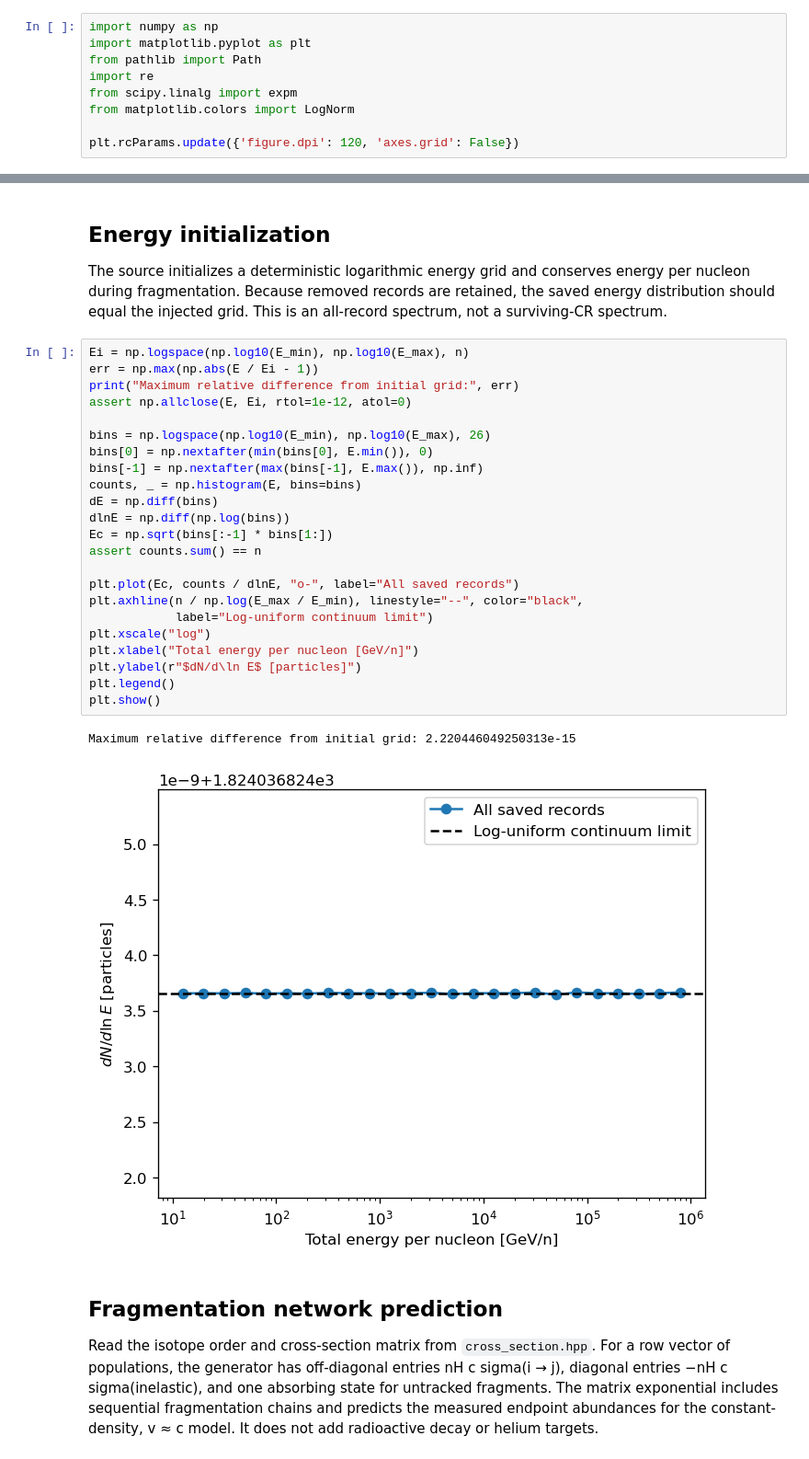
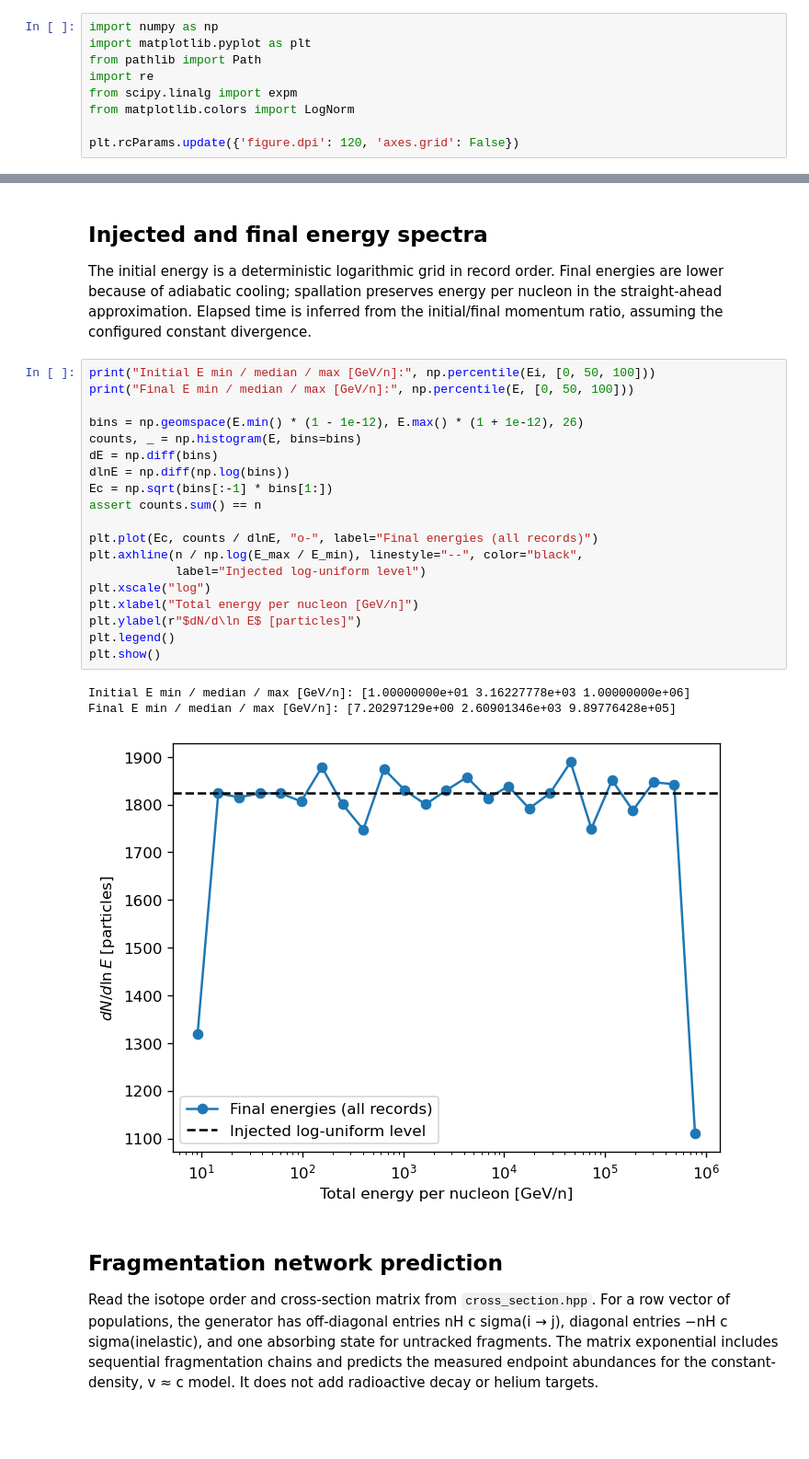
Before and after one commit to Chao-Ming-Li/CR_transport, a Jupyter notebook: Monte Carlo/spallation_analysis.ipynb, the cells around one changed output, grey strips where cells are left out. Shown at 92% size. Drawn from its saved outputs; the diff is of its cells as text; blank space fills up the shorter version.

```diff
--- a/Monte Carlo/spallation_analysis.ipynb
+++ b/Monte Carlo/spallation_analysis.ipynb
@@ -56,32 +68,29 @@ Tracked / destroyed: 6183 14817
 # %% [markdown]
-## Energy initialization
-The source initializes a deterministic logarithmic energy grid and conserves energy per nucleon during fragmentation. Because removed records are retained, the saved energy distribution should equal the injected grid. This is an all-record spectrum, not a surviving-CR spectrum.
+## Injected and final energy spectra
+The initial energy is a deterministic logarithmic grid in record order. Final energies are lower because of adiabatic cooling; spallation preserves energy per nucleon in the straight-ahead approximation. Elapsed time is inferred from the initial/final momentum ratio, assuming the configured constant divergence.
 # %%
-Ei = np.logspace(np.log10(E_min), np.log10(E_max), n)
-err = np.max(np.abs(E / Ei - 1))
-print("Maximum relative difference from initial grid:", err)
-assert np.allclose(E, Ei, rtol=1e-12, atol=0)
+print("Initial E min / median / max [GeV/n]:", np.percentile(Ei, [0, 50, 100]))
+print("Final E min / median / max [GeV/n]:", np.percentile(E, [0, 50, 100]))
 
-bins = np.logspace(np.log10(E_min), np.log10(E_max), 26)
-bins[0] = np.nextafter(min(bins[0], E.min()), 0)
-bins[-1] = np.nextafter(max(bins[-1], E.max()), np.inf)
+bins = np.geomspace(E.min() * (1 - 1e-12), E.max() * (1 + 1e-12), 26)
 counts, _ = np.histogram(E, bins=bins)
 dE = np.diff(bins)
 dlnE = np.diff(np.log(bins))
 Ec = np.sqrt(bins[:-1] * bins[1:])
 assert counts.sum() == n
 
-plt.plot(Ec, counts / dlnE, "o-", label="All saved records")
+plt.plot(Ec, counts / dlnE, "o-", label="Final energies (all records)")
 plt.axhline(n / np.log(E_max / E_min), linestyle="--", color="black",
-            label="Log-uniform continuum limit")
+            label="Injected log-uniform level")
 plt.xscale("log")
 plt.xlabel("Total energy per nucleon [GeV/n]")
 plt.ylabel(r"$dN/d\ln E$ [particles]")
 plt.legend()
 plt.show()
 # %% [output]
-Maximum relative difference from initial grid: 2.220446049250313e-15
+Initial E min / median / max [GeV/n]: [1.00000000e+01 3.16227778e+03 1.00000000e+06]
+Final E min / median / max [GeV/n]: [7.20297129e+00 2.60901346e+03 9.89776428e+05]
-[figure, old version]
+[figure, new version]
 # %% [markdown]
 ## Fragmentation network prediction
 Read the isotope order and cross-section matrix from `cross_section.hpp`. For a row vector of populations, the generator has off-diagonal entries nH c sigma(i → j), diagonal entries −nH c sigma(inelastic), and one absorbing state for untracked fragments. The matrix exponential includes sequential fragmentation chains and predicts the measured endpoint abundances for the constant-density, v ≈ c model. It does not add radioactive decay or helium targets.
```
Also changed, not shown: parts of 11 cells of this notebook, 6 other files.
